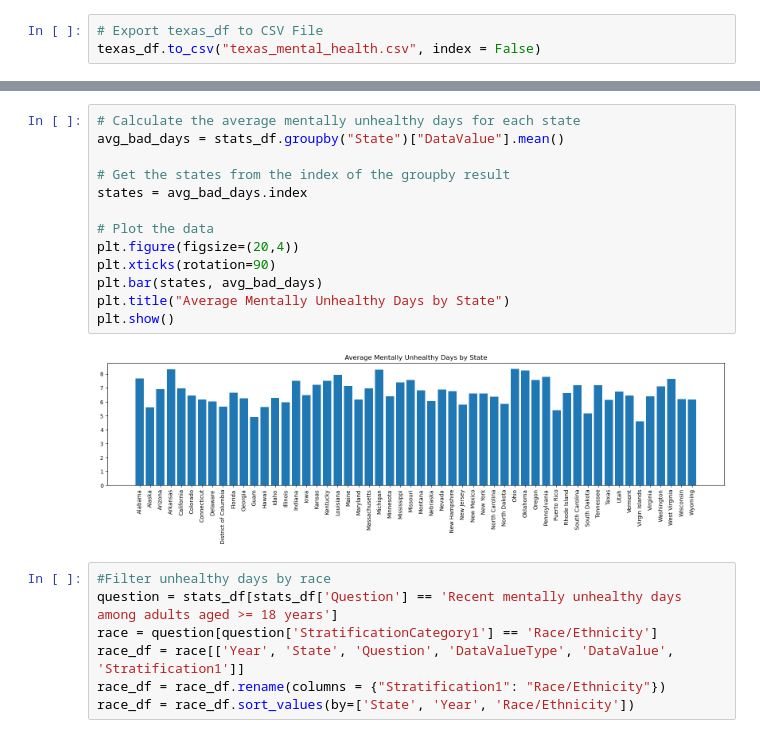
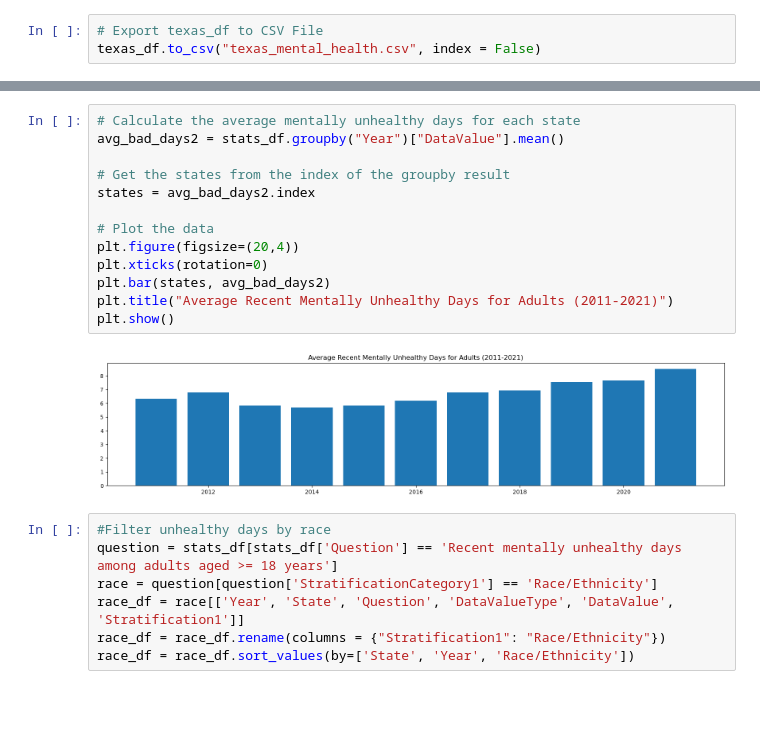
Before and after one commit to williamnzoiwu/Project-4, a Jupyter notebook: Mental_Health_Charts.ipynb, the cells around one changed output, grey strips where cells are left out. Drawn from its saved outputs; the diff is of its cells as text; blank space fills up the shorter version.

```diff
--- a/Mental_Health_Charts.ipynb
+++ b/Mental_Health_Charts.ipynb
@@ -60,18 +80,18 @@ plt.show()
 # %%
 # Calculate the average mentally unhealthy days for each state
-avg_bad_days = stats_df.groupby("State")["DataValue"].mean()
+avg_bad_days2 = stats_df.groupby("Year")["DataValue"].mean()
 
 # Get the states from the index of the groupby result
-states = avg_bad_days.index
+states = avg_bad_days2.index
 
 # Plot the data
 plt.figure(figsize=(20,4))
-plt.xticks(rotation=90)
-plt.bar(states, avg_bad_days)
-plt.title("Average Mentally Unhealthy Days by State")
+plt.xticks(rotation=0)
+plt.bar(states, avg_bad_days2)
+plt.title("Average Recent Mentally Unhealthy Days for Adults (2011-2021)")
 plt.show()
 # %% [output]
-[figure, old version]
+[figure, new version]
 # %%
 #Filter unhealthy days by race
 question = stats_df[stats_df['Question'] == 'Recent mentally unhealthy days among adults aged >= 18 years']
```
Also changed, not shown: parts of 8 cells of this notebook.
